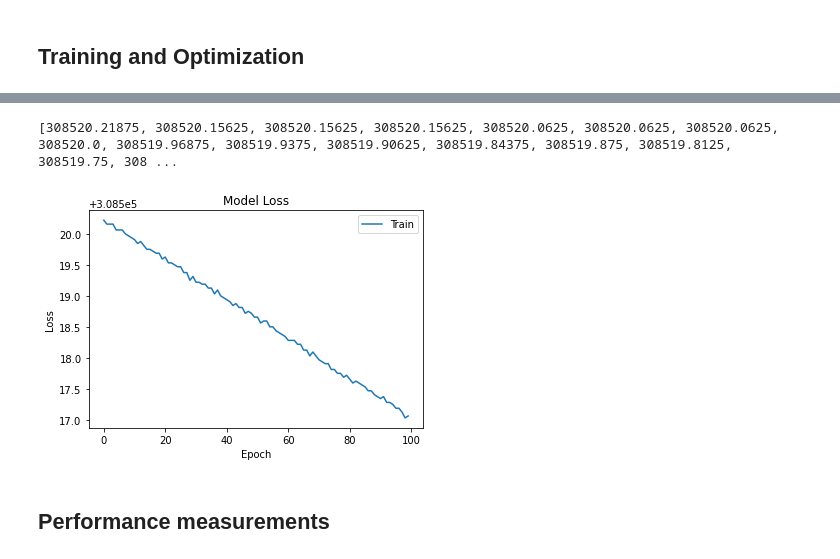
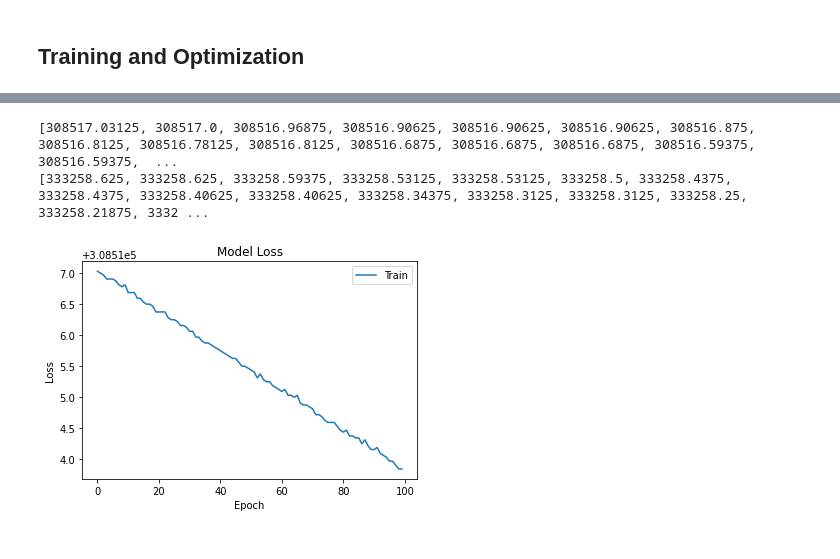
Before and after one commit to Aminul667/car_price_prediction, a Jupyter notebook: carPricePrediction.ipynb, the cells around one changed output, grey strips where cells are left out. Cells and saved outputs as stored; diff of their text form; code cells hidden in the pictures.

```diff
--- a/carPricePrediction.ipynb
+++ b/carPricePrediction.ipynb
@@ -184,7 +184,7 @@ tf.keras.utils.plot_model(model, to_file="model.png", show_shapes=True)
 model.compile(
     optimizer=Adam(),
     loss=MeanAbsoluteError(),
-    metrics = RootMe
+    metrics = RootMeanSquaredError()
 )
 # %%
 history = model.fit(x, y, epochs=100, verbose=1)
@@ -209,16 +209,17 @@ Epoch 100/100
-# %%
-history_data = history.history['loss']
-print(history_data)
-# %% [output]
-[308520.21875, 308520.15625, 308520.15625, 308520.15625, 308520.0625, 308520.0625, 308520.0625, 308520.0, 308519.96875, 308519.9375, 308519.90625, 308519.84375, 308519.875, 308519.8125, 308519.75, 308 ...
+# %%
+loss = history.history['loss']
+root_mean_squared_error = history.history['root_mean_squared_error']
+print(loss)
+print(root_mean_squared_error)
+# %% [output]
+[308517.03125, 308517.0, 308516.96875, 308516.90625, 308516.90625, 308516.90625, 308516.875, 308516.8125, 308516.78125, 308516.8125, 308516.6875, 308516.6875, 308516.6875, 308516.59375, 308516.59375,  ...
+[333258.625, 333258.625, 333258.59375, 333258.53125, 333258.53125, 333258.5, 333258.4375, 333258.4375, 333258.40625, 333258.40625, 333258.34375, 333258.3125, 333258.3125, 333258.25, 333258.21875, 3332 ...
 # %%
-plt.plot(history_data)
+plt.plot(loss)
 plt.title('Model Loss')
 plt.xlabel('Epoch')
 plt.ylabel('Loss')
 plt.legend(['Train'])
 plt.show()
 # %% [output]
-[figure, old version]
+[figure, new version]
-# %% [markdown]
-## Performance measurements
```
Also changed, not shown: parts of 3 cells of this notebook.
